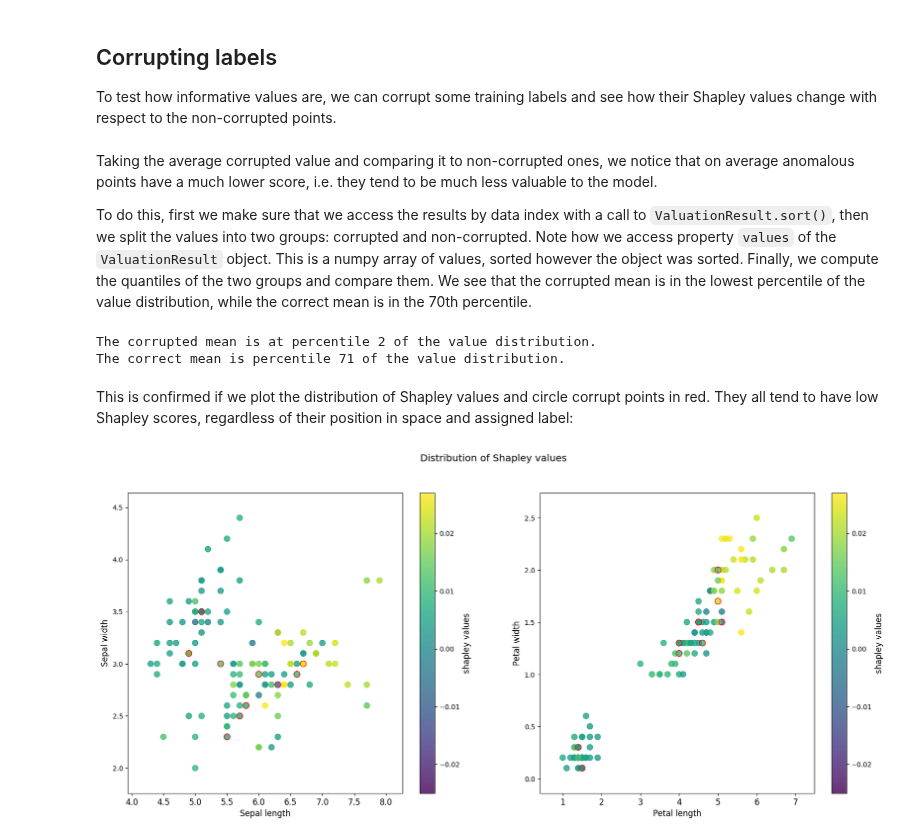
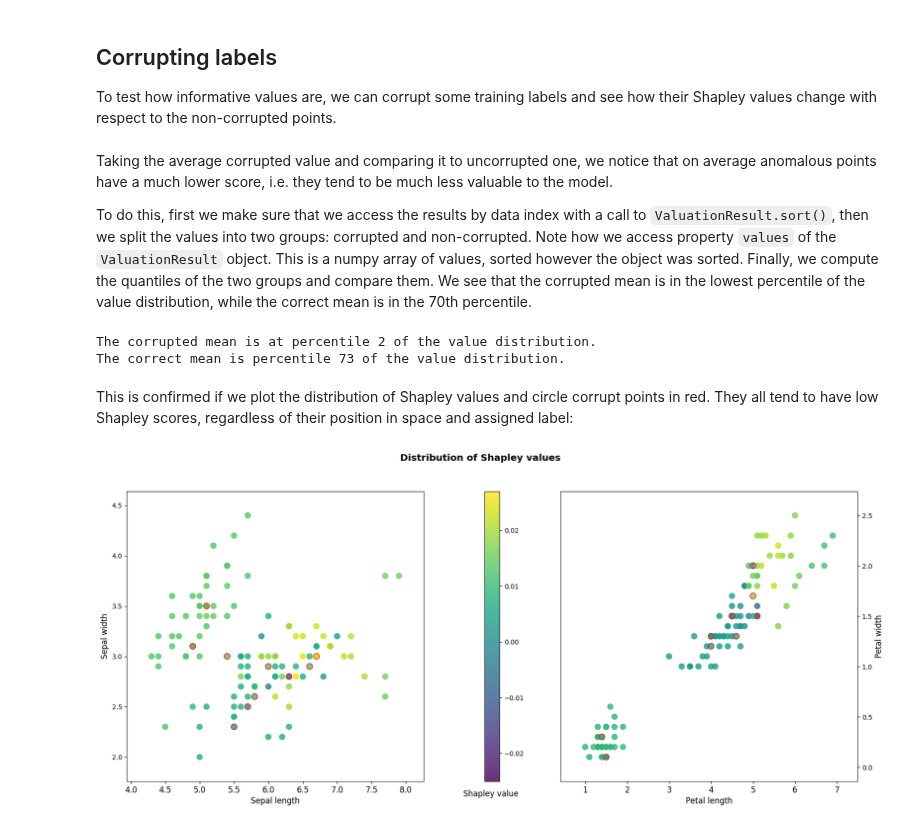
Before and after one commit to aai-institute/pyDVL, a Jupyter notebook: notebooks/shapley_knn_flowers.ipynb, the cells around one changed output. Saved outputs shown, nothing was run; the diff lists cells and outputs as text; code cells hidden in the pictures.

Commit message:
Close #622: Update KNN iris notebook. Tweak plots

```diff
--- a/notebooks/shapley_knn_flowers.ipynb
+++ b/notebooks/shapley_knn_flowers.ipynb
@@ -104,49 +108,55 @@ for class_id in class_ids:
 
 To test how informative values are, we can corrupt some training labels and see how their Shapley values change with respect to the non-corrupted points.
 # %%
-corrupted_data = deepcopy(data)
+_x, _y = train.data()
 n_corrupted = 10
-corrupted_data.y_train[:n_corrupted] = (corrupted_data.y_train[:n_corrupted] + 1) % 3
+_y[:n_corrupted] = (_y[:n_corrupted] + 1) % 3
+corrupted_data = Dataset(
+    _x,
+    _y,
+    feature_names=train.feature_names,
+    target_names=train.target_names,
+    description="Corrupted iris dataset",
+)
 knn = sk.neighbors.KNeighborsClassifier(n_neighbors=5)
-contaminated_values = compute_shapley_values(
-    Utility(knn, corrupted_data), mode=ShapleyMode.KNN
-)
+contaminated_valuation = KNNShapleyValuation(
+    model=knn, test_data=test, progress=True
+).fit(corrupted_data)
+contaminated_result = contaminated_valuation.values()
 # %% [markdown]
-Taking the average corrupted value and comparing it to non-corrupted ones, we notice that on average anomalous points have a much lower score, i.e. they tend to be much less valuable to the model.
+Taking the average corrupted value and comparing it to uncorrupted one, we notice that on average anomalous points have a much lower score, i.e. they tend to be much less valuable to the model.
 
 To do this, first we make sure that we access the results by data index with a call to `ValuationResult.sort()`, then we split the values into two groups: corrupted and non-corrupted. Note how we access property `values` of the `ValuationResult` object. This is a numpy array of values, sorted however the object was sorted. Finally, we compute the quantiles of the two groups and compare them. We see that the corrupted mean is in the lowest percentile of the value distribution, while the correct mean is in the 70th percentile.
 # %%
-contaminated_values.sort(
-    key="index"
-)  # This is redundant, but illustrates sorting, which is in-place
+contaminated_result.sort(key="index")  # actually redundant
 
-corrupted_shapley_values = contaminated_values.values[:n_corrupted]
-correct_shapley_values = contaminated_values.values[n_corrupted:]
+corrupted_shapley_values = contaminated_result.values[:n_corrupted]
+correct_shapley_values = contaminated_result.values[n_corrupted:]
 
 mean_corrupted = np.mean(corrupted_shapley_values)
 mean_correct = np.mean(correct_shapley_values)
-percentile_corrupted = np.round(100 * np.mean(values < mean_corrupted), 0)
-percentile_correct = np.round(100 * np.mean(values < mean_correct), 0)
-
-print(
-    f"The corrupted mean is at percentile {percentile_corrupted:.0f} of the value distribution."
-)
-print(
-    f"The correct mean is percentile {percentile_correct:.0f} of the value distribution."
-)
+percentile_corrupted = np.round(100 * np.mean(result.values < mean_corrupted), 0)
+percentile_correct = np.round(100 * np.mean(result.values < mean_correct), 0)
-# %% [output]
-The corrupted mean is at percentile 2 of the value distribution.
-The correct mean is percentile 71 of the value distribution.
+# %%
+print(
+    f"The corrupted mean is at percentile {percentile_corrupted:.0f} of the value distribution."
+)
+print(
+    f"The correct mean is percentile {percentile_correct:.0f} of the value distribution."
+)
+# %% [output]
+The corrupted mean is at percentile 2 of the value distribution.
+The correct mean is percentile 73 of the value distribution.
 # %% [markdown]
 This is confirmed if we plot the distribution of Shapley values and circle corrupt points in red. They all tend to have low Shapley scores, regardless of their position in space and assigned label:
 # %%
 plot_iris(
-    data,
-    colors=contaminated_values.values,
+    train,
+    colors=contaminated_result.values,
     highlight_indices=np.arange(n_corrupted),
-    legend_title="shapley values",
+    legend_title="Shapley value",
     suptitle="Distribution of Shapley values",
     colorbar_limits=(-0.025, 0.027),
 )
 # %% [output]
-[figure, old version]
+[figure, new version]
```
Also changed, not shown: parts of 11 cells of this notebook, 1 other file.
